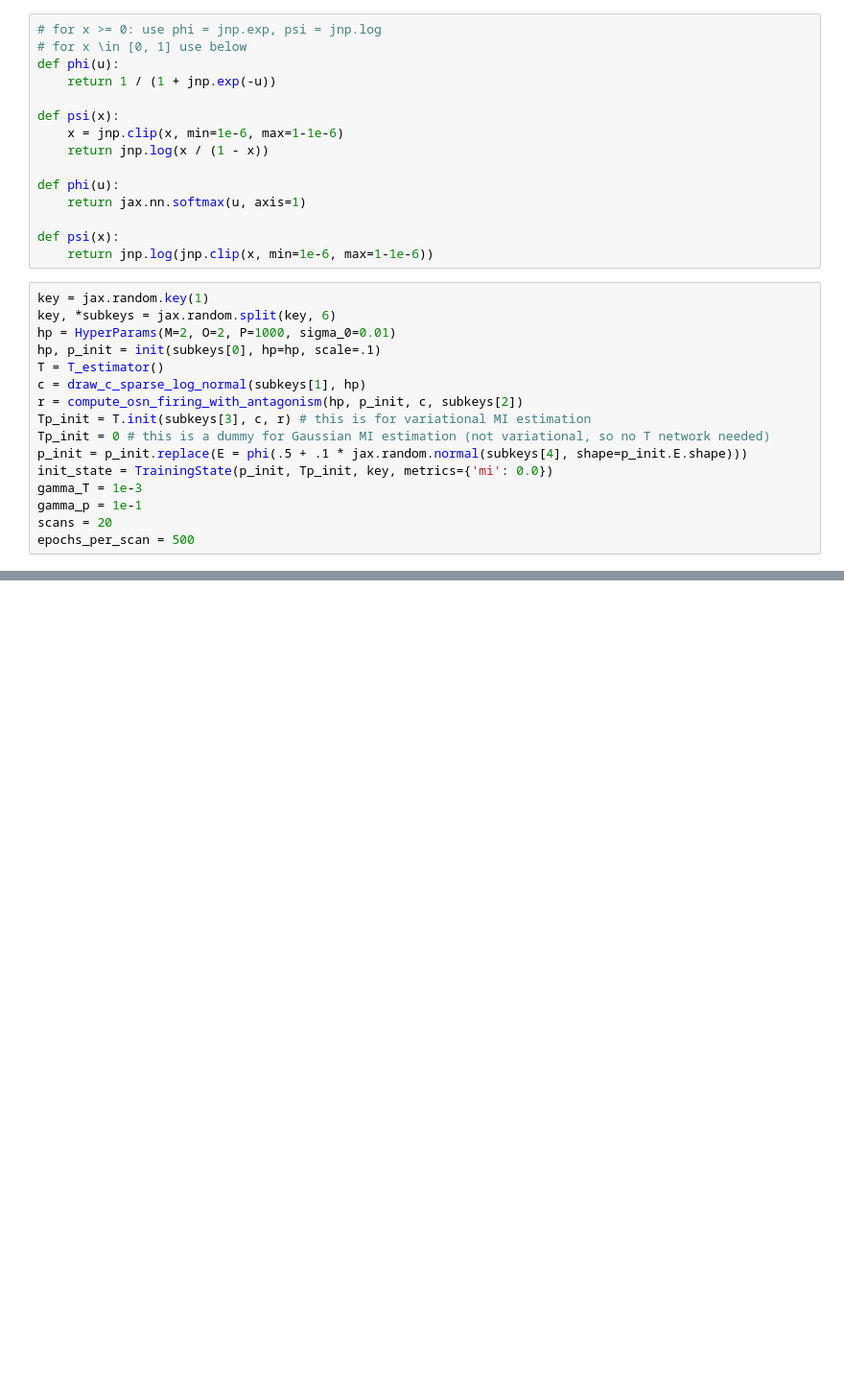
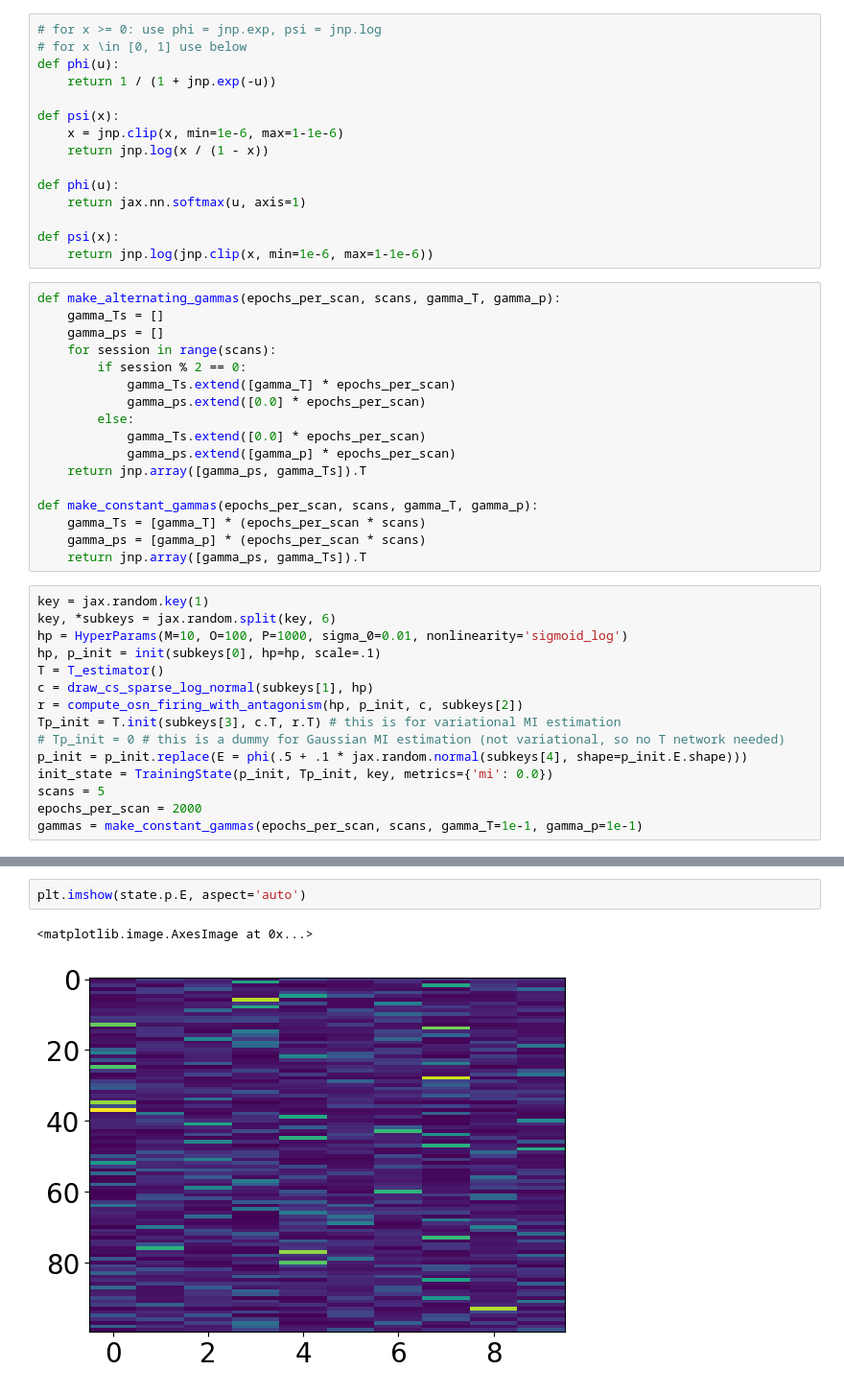
Before and after one commit to juancarlosfdc/noncanonical-olfaction, a Jupyter notebook: model/model.ipynb, the cells around one changed output, grey strips where cells are left out. Shown at 96% size. Drawn from its saved outputs; the diff is of its cells as text; blank space fills up the shorter version.

```diff
--- a/model/model.ipynb
+++ b/model/model.ipynb
@@ -294,19 +324,35 @@ def phi(u):
 
 def psi(x):
     return jnp.log(jnp.clip(x, min=1e-6, max=1-1e-6))
+# %%
+def make_alternating_gammas(epochs_per_scan, scans, gamma_T, gamma_p):
+    gamma_Ts = []
+    gamma_ps = []
+    for session in range(scans):
+        if session % 2 == 0:
+            gamma_Ts.extend([gamma_T] * epochs_per_scan)
+            gamma_ps.extend([0.0] * epochs_per_scan)
+        else:
+            gamma_Ts.extend([0.0] * epochs_per_scan)
+            gamma_ps.extend([gamma_p] * epochs_per_scan)
+    return jnp.array([gamma_ps, gamma_Ts]).T
+
+def make_constant_gammas(epochs_per_scan, scans, gamma_T, gamma_p):
+    gamma_Ts = [gamma_T] * (epochs_per_scan * scans)
+    gamma_ps = [gamma_p] * (epochs_per_scan * scans)
+    return jnp.array([gamma_ps, gamma_Ts]).T
 # %%
 key = jax.random.key(1)
 key, *subkeys = jax.random.split(key, 6)
-hp = HyperParams(M=2, O=2, P=1000, sigma_0=0.01)
+hp = HyperParams(M=10, O=100, P=1000, sigma_0=0.01, nonlinearity='sigmoid_log')
 hp, p_init = init(subkeys[0], hp=hp, scale=.1)
 T = T_estimator()
-c = draw_c_sparse_log_normal(subkeys[1], hp)
+c = draw_cs_sparse_log_normal(subkeys[1], hp)
 r = compute_osn_firing_with_antagonism(hp, p_init, c, subkeys[2])
-Tp_init = T.init(subkeys[3], c, r) # this is for variational MI estimation
-Tp_init = 0 # this is a dummy for Gaussian MI estimation (not variational, so no T network needed)
+Tp_init = T.init(subkeys[3], c.T, r.T) # this is for variational MI estimation
+# Tp_init = 0 # this is a dummy for Gaussian MI estimation (not variational, so no T network needed)
 p_init = p_init.replace(E = phi(.5 + .1 * jax.random.normal(subkeys[4], shape=p_init.E.shape)))
 init_state = TrainingState(p_init, Tp_init, key, metrics={'mi': 0.0})
-gamma_T = 1e-3
-gamma_p = 1e-1
-scans = 20
-epochs_per_scan = 500
+scans = 5
+epochs_per_scan = 2000
+gammas = make_constant_gammas(epochs_per_scan, scans, gamma_T=1e-1, gamma_p=1e-1)
@@ -364 +450,6 @@ p_one = state.p.replace(E = jnp.array([[1, 0], [1, 0]]))
+# %%
+plt.imshow(state.p.E, aspect='auto')
+# %% [output]
+<matplotlib.image.AxesImage at 0x...>
+[figure, added]
 # %%
```
Also changed, not shown: parts of 18 cells of this notebook.
